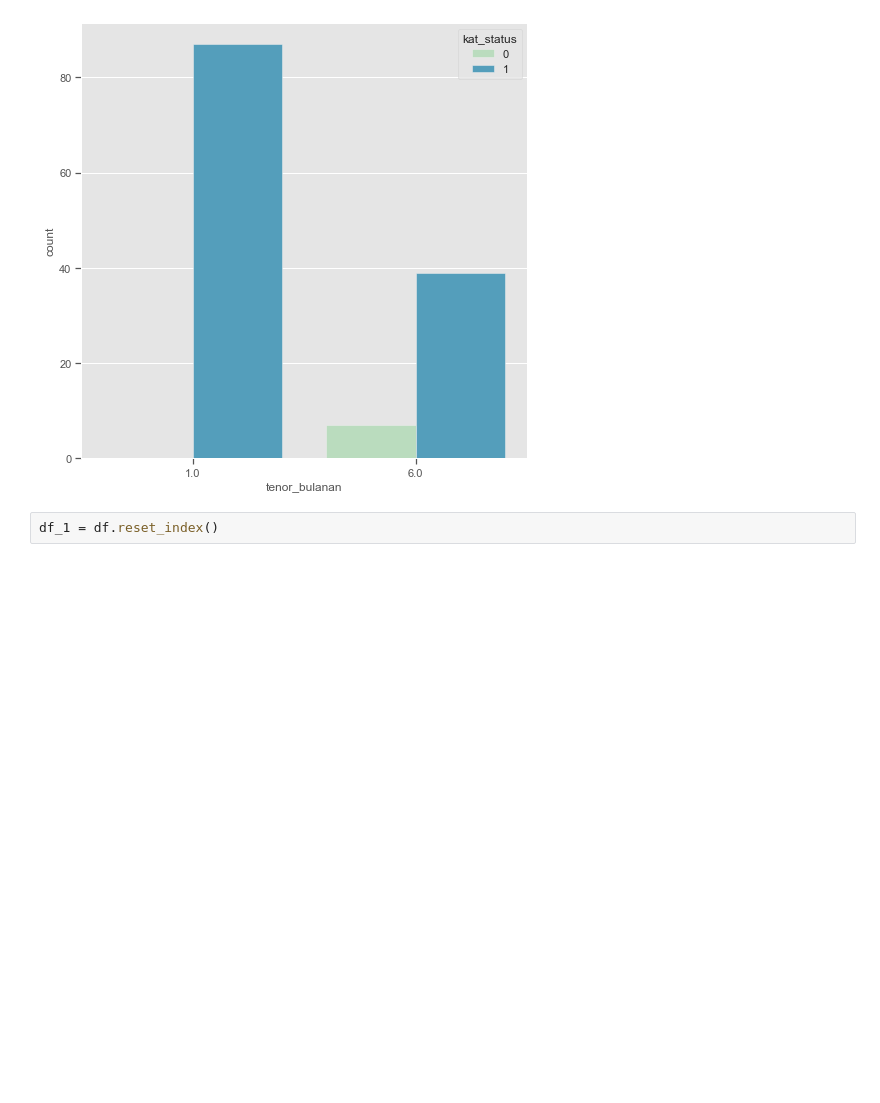
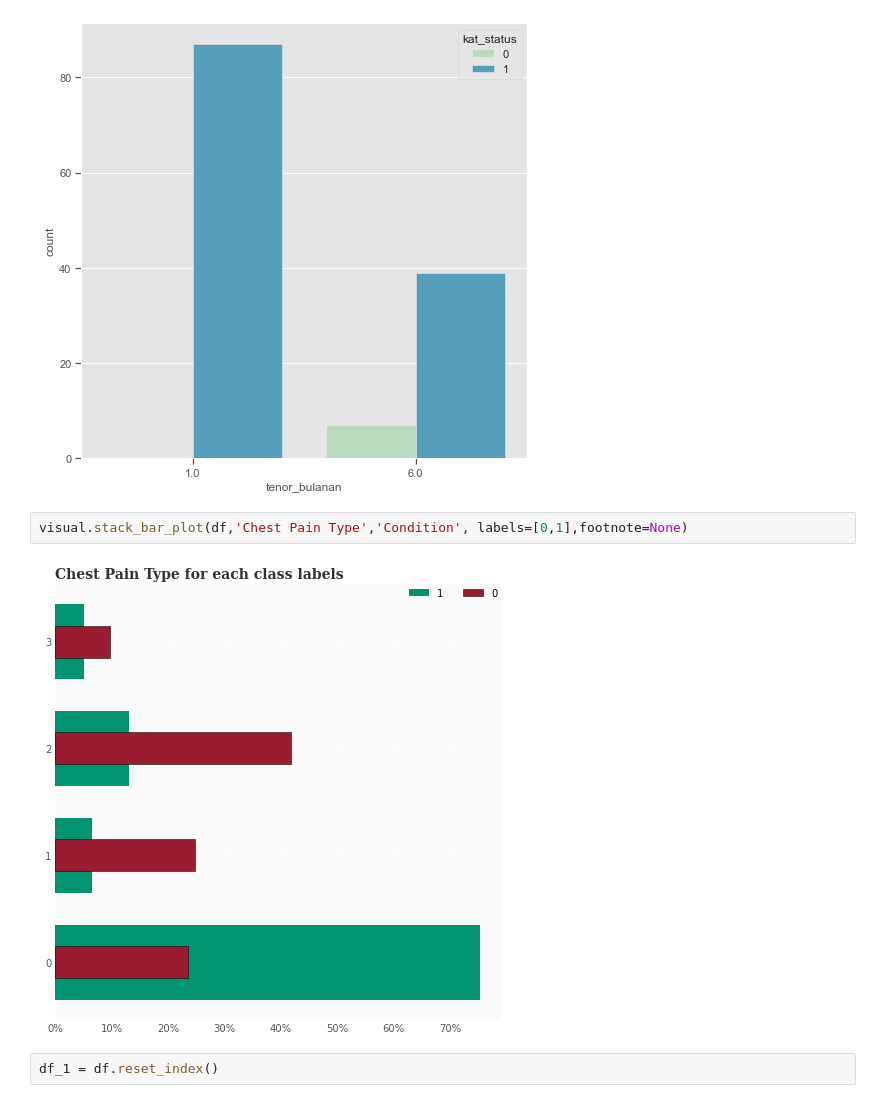
Before and after one commit to imanursar/Machine-Learning-Notes, a Jupyter notebook: Custom Function/Visual Function.ipynb, the cells around one changed output. Drawn from its saved outputs; the diff is of its cells as text; blank space fills up the shorter version.

```diff
--- a/Custom Function/Visual Function.ipynb
+++ b/Custom Function/Visual Function.ipynb
@@ -163,6 +166,10 @@ visual.bar_plot(df[df.columns[5:13]],df.columns[5:13])
 [figure]
 [figure]
 [figure]
+# %%
+visual.stack_bar_plot(df,'Chest Pain Type','Condition', labels=[0,1],footnote=None)
+# %% [output]
+[figure, added]
 # %%
 df_1 = df.reset_index()
 # %%
```
Also changed, not shown: parts of 2 cells of this notebook.
